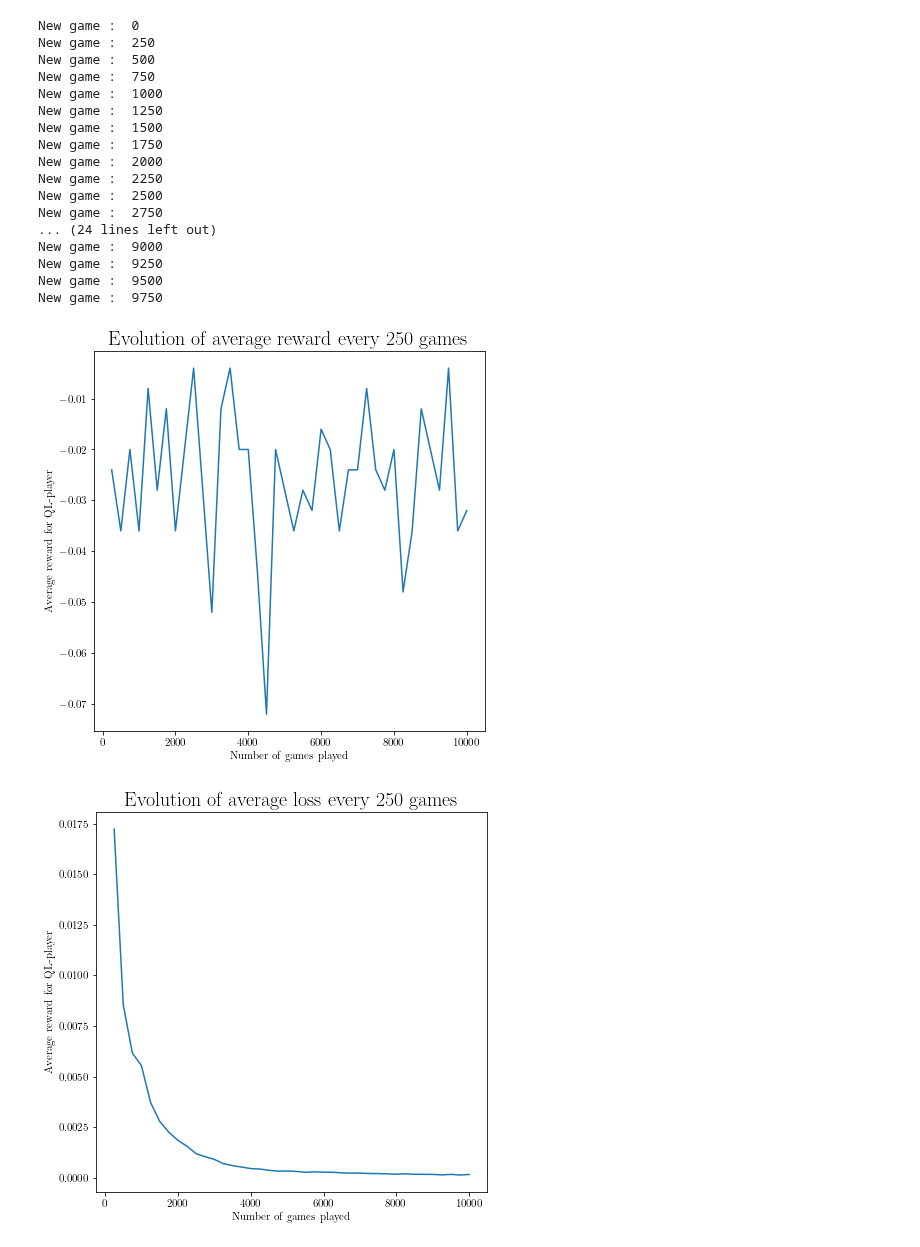
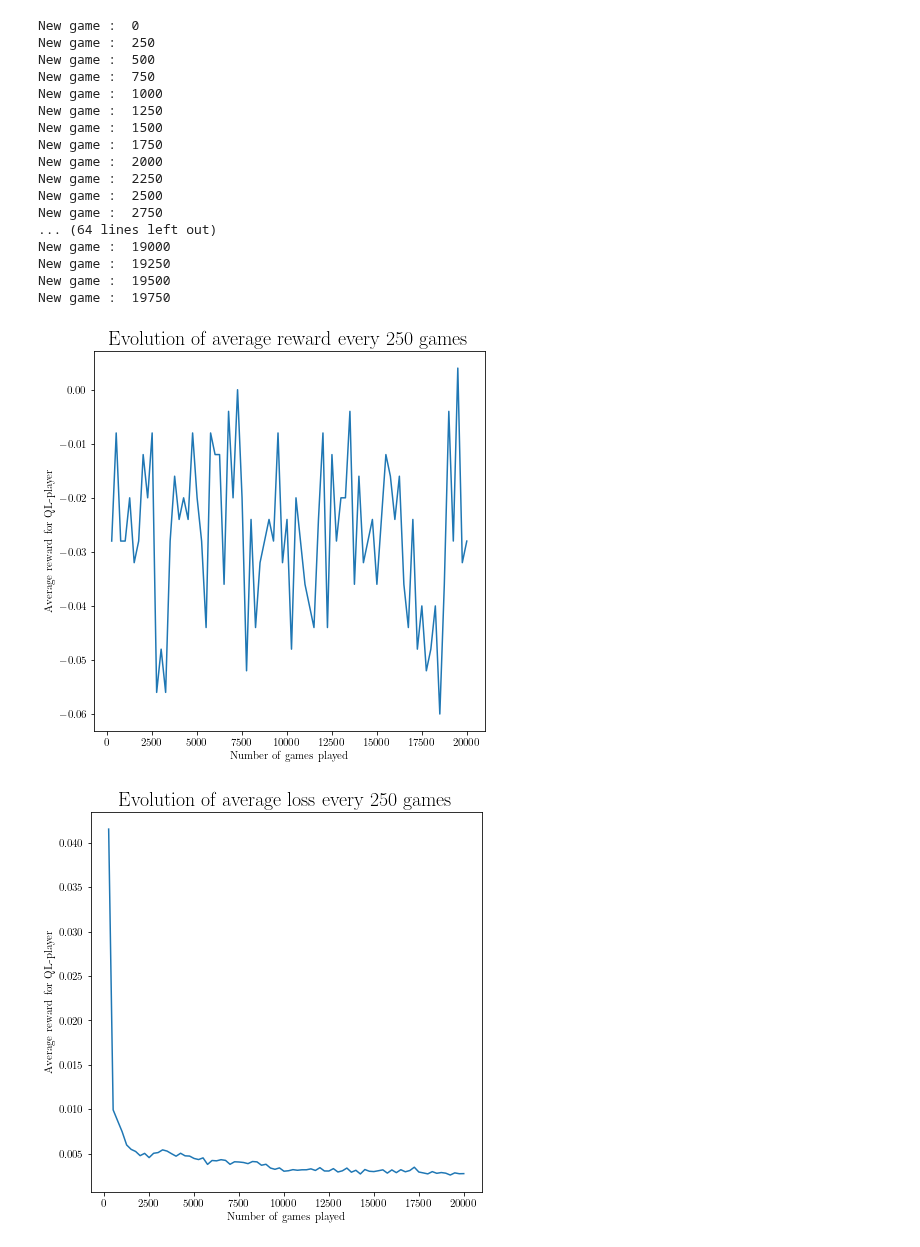
Before and after one commit to louisPoulain/ANN_NIM, a Jupyter notebook: DQN copy 2.ipynb, the cells around one changed output. Cells and saved outputs as stored; diff of their text form; code cells hidden in the pictures.

```diff
--- a/DQN copy 2.ipynb
+++ b/DQN copy 2.ipynb
@@ -317,24 +312,24 @@ target_net.load_state_dict(policy_net.state_dict())
 target_net.eval()
 memory = ReplayMemory(buffer_size)
 # %%
-Q1_DQN(policy_net, target_net, memory, eps_opt = 1, seed = 3, nb_games=10000)
+Q1_DQN(policy_net, target_net, memory, eps_opt = 1, nb_games=20000)
 # %% [output]
 New game :  0
 New game :  250
 New game :  500
 New game :  750
 New game :  1000
 New game :  1250
 New game :  1500
 New game :  1750
 New game :  2000
 New game :  2250
 New game :  2500
 New game :  2750
-... (24 lines left out)
-New game :  9000
-New game :  9250
-New game :  9500
-New game :  9750
+... (64 lines left out)
+New game :  19000
+New game :  19250
+New game :  19500
+New game :  19750
-[figure, old version]
+[figure, new version]
-[figure, old version]
+[figure, new version]
```
Also changed, not shown: parts of 9 cells of this notebook, 5 other files.
